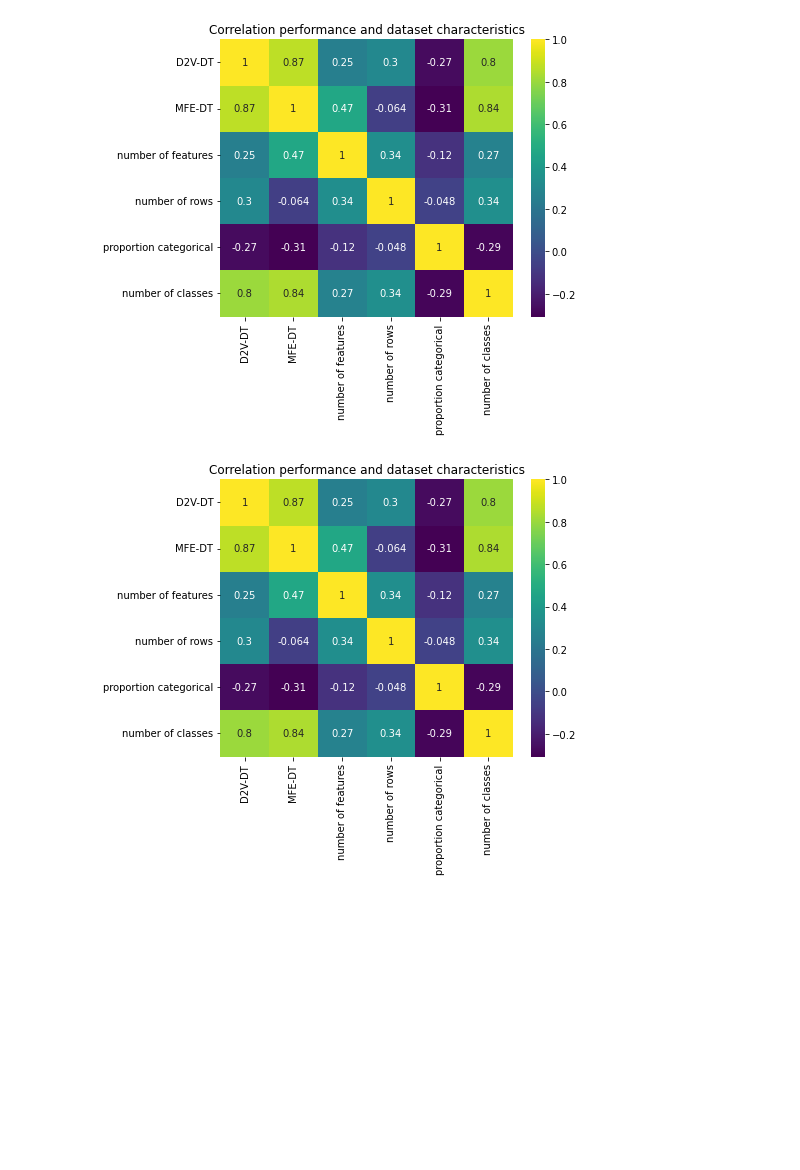
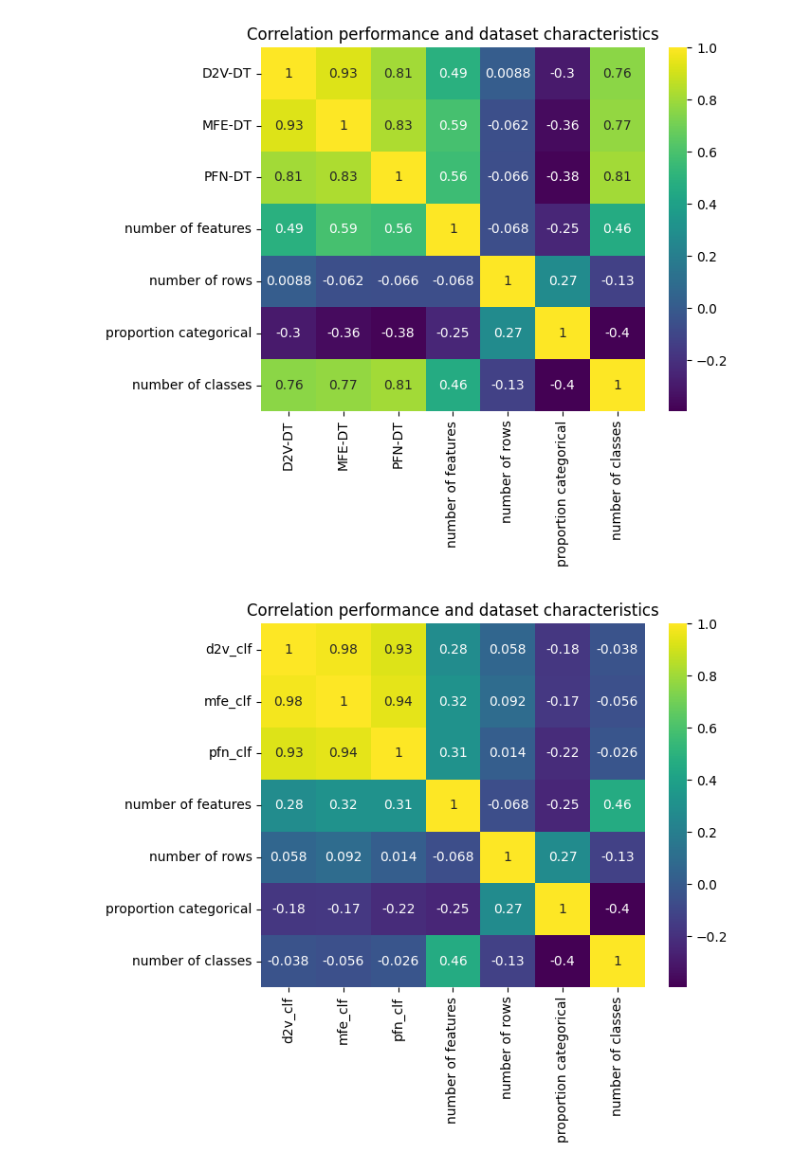
Before and after one commit to Hebog/dataset_similarity, a Jupyter notebook: similarity_evaluation/Ranking_evaluation.ipynb, the cells around one changed output. Cells and saved outputs as stored; diff of their text form; code cells hidden in the pictures; blank space fills up the shorter version.

```diff
--- a/similarity_evaluation/Ranking_evaluation.ipynb
+++ b/similarity_evaluation/Ranking_evaluation.ipynb
@@ -6,7 +6,7 @@ import matplotlib.pyplot as plt
 import openml
 import seaborn as sns
 # %%
-df_eval = pd.read_csv("similarity_evaluation.csv")
+df_eval = pd.read_csv("similarity_evaluation_pfn.csv")
 df_eval = df_eval.drop("Unnamed: 0", axis=1)
 # %%
 fig, ax = plt.subplots()
@@ -23,8 +23,11 @@ fig.savefig("plots/accuracy.png", dpi=300)
 # %%
 df_eval['d2v_diff_dummy'] = df_eval["d2v_clf"]-df_eval["dummy_clf"]
 df_eval['mfe_diff_dummy'] = df_eval["mfe_clf"]-df_eval["dummy_clf"]
+df_eval['pfn_diff_dummy'] = df_eval["pfn_clf"]-df_eval["dummy_clf"]
+
 df_eval['d2v_diff_dt'] = df_eval["d2v_clf"]-df_eval["dt_clf"]
 df_eval['mfe_diff_dt'] = df_eval["mfe_clf"]-df_eval["dt_clf"]
+df_eval['pfn_diff_dt'] = df_eval["pfn_clf"]-df_eval["dt_clf"]
 # %%
 fig, ax = plt.subplots()
 
@@ -41,0 +45,3 @@ fig.savefig("plots/accuracy_diff.png", dpi=300)
+# %%
+x = np.round(df_eval.describe()[['dummy_clf', 'dt_clf', 'd2v_clf', 'mfe_clf', 'pfn_clf']], 3).loc[['mean', '50%', 'std'],:].style
+style = lambda z: display(z.style.background_gradient(axis=1, cmap="Reds").format(formatter=lambda x: f'{x:.2%}'))
@@ -68,19 +106,31 @@ df['num_feats'] = df.apply(lambda x: get_meta_data(x, kind="num_features"), axis
 df['num_rows'] = df.apply(lambda x: get_meta_data(x, kind="num_rows"), axis=1)
 df['prop_cat'] = df.apply(lambda x: get_meta_data(x, kind="prop_cat"), axis=1)
 df['num_classes'] = df.apply(lambda x: get_meta_data(x, kind="num_classes"), axis=1)
-df = df.rename({'d2v_diff_dt':'D2V-DT', 'mfe_diff_dt':'MFE-DT',
+df = df.rename({'d2v_diff_dt':'D2V-DT', 'mfe_diff_dt':'MFE-DT','pfn_diff_dt':'PFN-DT',
        'num_feats':'number of features', 'num_rows':'number of rows', 'prop_cat':'proportion categorical', 'num_classes':'number of classes'}, axis=1)
 # %%
 fig, ax = plt.subplots(figsize=(7,6))#figsize=(10,10))
-hm = sns.heatmap(df[['D2V-DT', 'MFE-DT',
+hm = sns.heatmap(df[['D2V-DT', 'MFE-DT','PFN-DT',
        'number of features', 'number of rows', 'proportion categorical',
        'number of classes']].corr(), annot = True, ax=ax, cmap='viridis')
 
 #hm.set(xlabel='\nIRIS Flower Details', ylabel='IRIS Flower Details\t', title = "Correlation matrix of IRIS data\n")
 
 ax.set_title("Correlation performance and dataset characteristics")
 plt.tight_layout()
 fig.savefig("plots/corr_plot.png", dpi=300)
 # %% [output]
-[figure, old version]
+[figure, new version]
-[figure, removed]
+# %%
+fig, ax = plt.subplots(figsize=(7,6))#figsize=(10,10))
+hm = sns.heatmap(df[['d2v_clf', 'mfe_clf','pfn_clf',
+       'number of features', 'number of rows', 'proportion categorical',
+       'number of classes']].corr(), annot = True, ax=ax, cmap='viridis')
+
+#hm.set(xlabel='\nIRIS Flower Details', ylabel='IRIS Flower Details\t', title = "Correlation matrix of IRIS data\n")
+
+ax.set_title("Correlation performance and dataset characteristics")
+plt.tight_layout()
+fig.savefig("plots/corr_plot.png", dpi=300)
+# %% [output]
+[figure, added]
```
Also changed, not shown: parts of 4 cells of this notebook, 5 other files.
